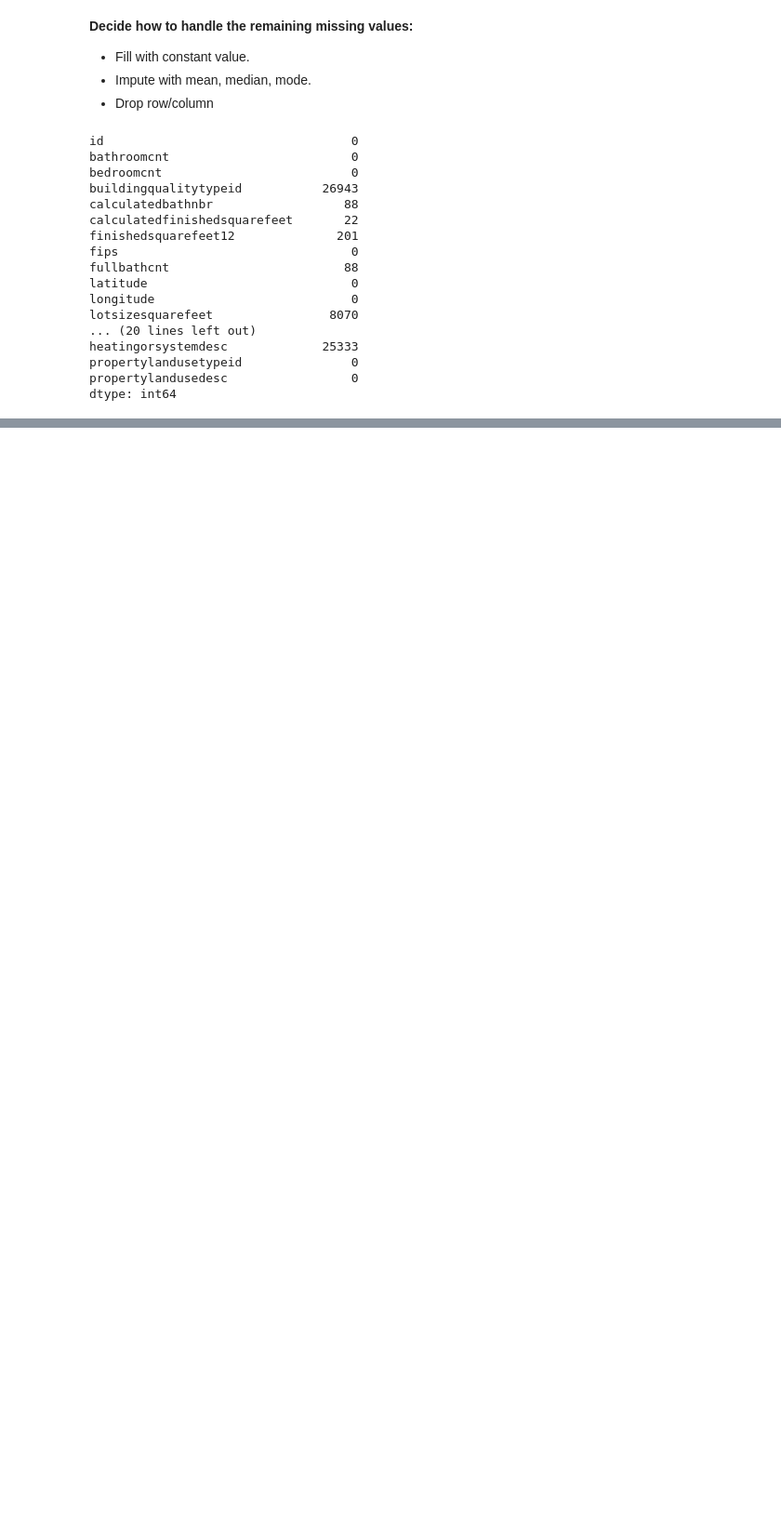
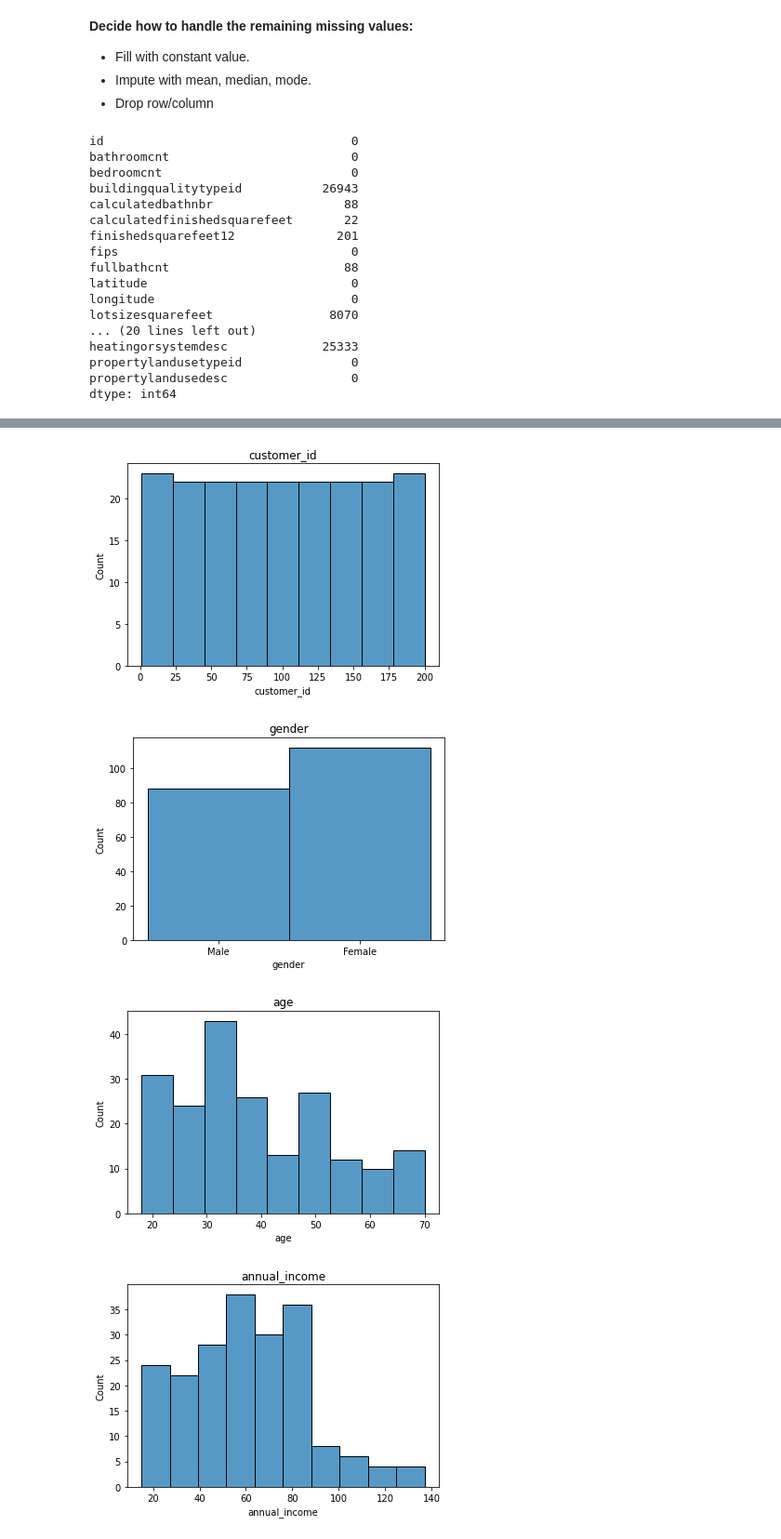
Before and after one commit to johnathon-smith/clustering-exercises, a Jupyter notebook: zillow.ipynb, the cells around one changed output, grey strips where cells are left out. Shown at 93% size. Saved outputs shown, nothing was run; the diff lists cells and outputs as text; code cells hidden in the pictures; blank space fills up the shorter version.

```diff
--- a/zillow.ipynb
+++ b/zillow.ipynb
@@ -321,0 +335,8 @@ memory usage: 16.6+ MB
+# %%
+mall_query = """
+    SELECT * FROM customers;
+"""
+# %%
+mall_url = f'mysql+pymysql://{env.user}:{env.password}@{env.host}/mall_customers'
+# %%
+customers = pd.read_sql(mall_query, mall_url)
@@ -321,0 +367,17 @@ memory usage: 16.6+ MB
+# %%
+import matplotlib.pyplot as plt
+import seaborn as sns
+
+#Plot the individual distributions
+def get_dists(df):
+    for col in df.columns:
+        sns.histplot(x = col, data = df)
+        plt.title(col)
+        plt.show()
+# %%
+get_dists(customers)
+# %% [output]
+[figure, added]
+[figure, added]
+[figure, added]
+[figure, added]
```
Also changed, not shown: parts of 35 cells of this notebook, 1 other file.
